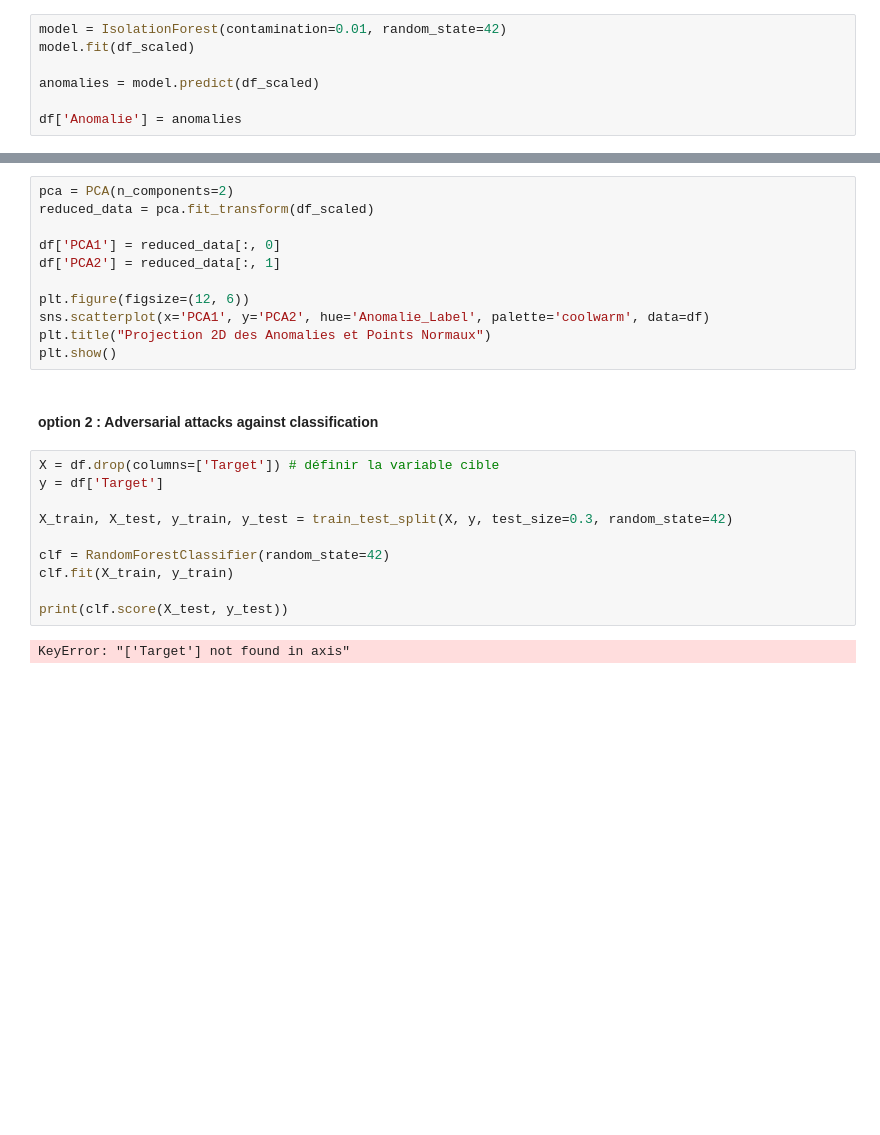
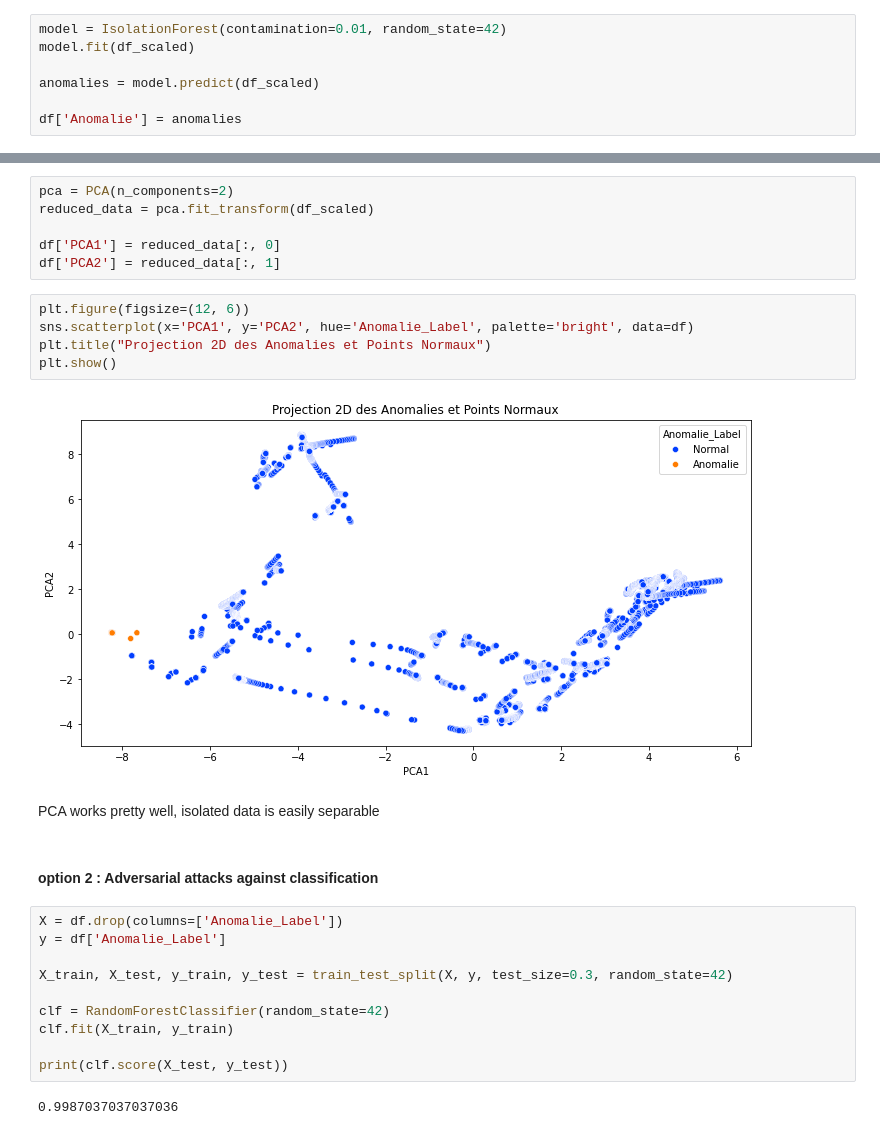
Before and after one commit to Fahol0/cyberml_projet, a Jupyter notebook: notebook.ipynb, the cells around one changed output, grey strips where cells are left out. Drawn from its saved outputs; the diff is of its cells as text; blank space fills up the shorter version.

```diff
--- a/notebook.ipynb
+++ b/notebook.ipynb
@@ -169,19 +185,23 @@ ValueError: Could not interpret value `Feature1` for `y`. An entry with this nam
+# %%
+pca = PCA(n_components=2)
+reduced_data = pca.fit_transform(df_scaled)
+
+df['PCA1'] = reduced_data[:, 0]
+df['PCA2'] = reduced_data[:, 1]
 # %%
-pca = PCA(n_components=2)
-reduced_data = pca.fit_transform(df_scaled)
-
-df['PCA1'] = reduced_data[:, 0]
-df['PCA2'] = reduced_data[:, 1]
-
 plt.figure(figsize=(12, 6))
-sns.scatterplot(x='PCA1', y='PCA2', hue='Anomalie_Label', palette='coolwarm', data=df)
+sns.scatterplot(x='PCA1', y='PCA2', hue='Anomalie_Label', palette='bright', data=df)
 plt.title("Projection 2D des Anomalies et Points Normaux")
 plt.show()
+# %% [output]
+[figure, added]
+# %% [markdown]
+PCA works pretty well, isolated data is easily separable
 # %% [markdown]
 #### option 2 : Adversarial attacks against classification
 # %%
-X = df.drop(columns=['Target']) # définir la variable cible
-y = df['Target']
+X = df.drop(columns=['Anomalie_Label'])
+y = df['Anomalie_Label']
 
 X_train, X_test, y_train, y_test = train_test_split(X, y, test_size=0.3, random_state=42)
 
@@ -190,6 +210,6 @@ clf.fit(X_train, y_train)
 
 print(clf.score(X_test, y_test))
 # %% [output]
-KeyError: "['Target'] not found in axis"
+0.9987037037037036
 # %%
 y_pred = clf.predict(X_test)
```
Also changed, not shown: parts of 16 cells of this notebook.
